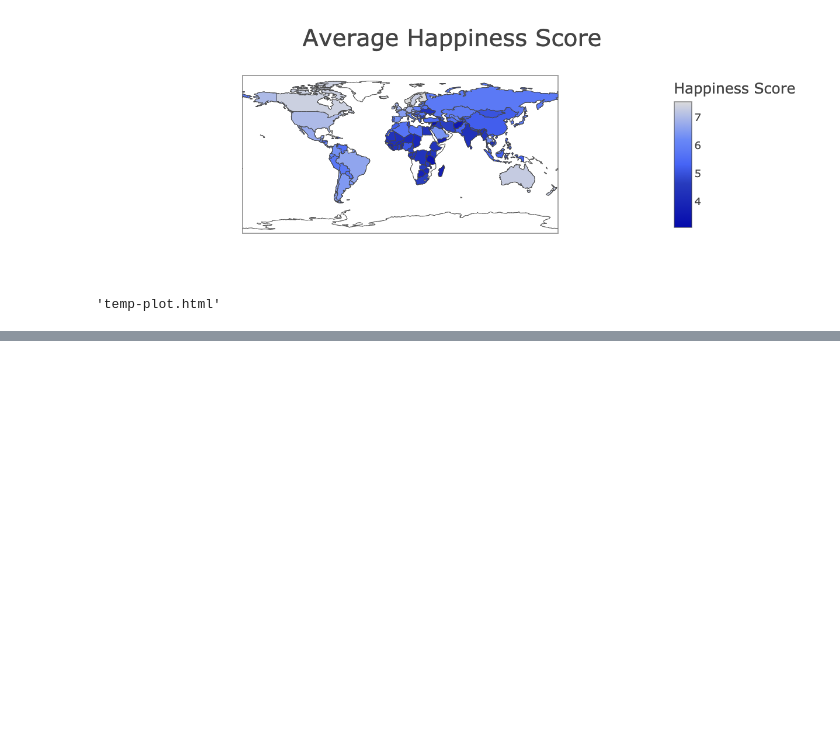
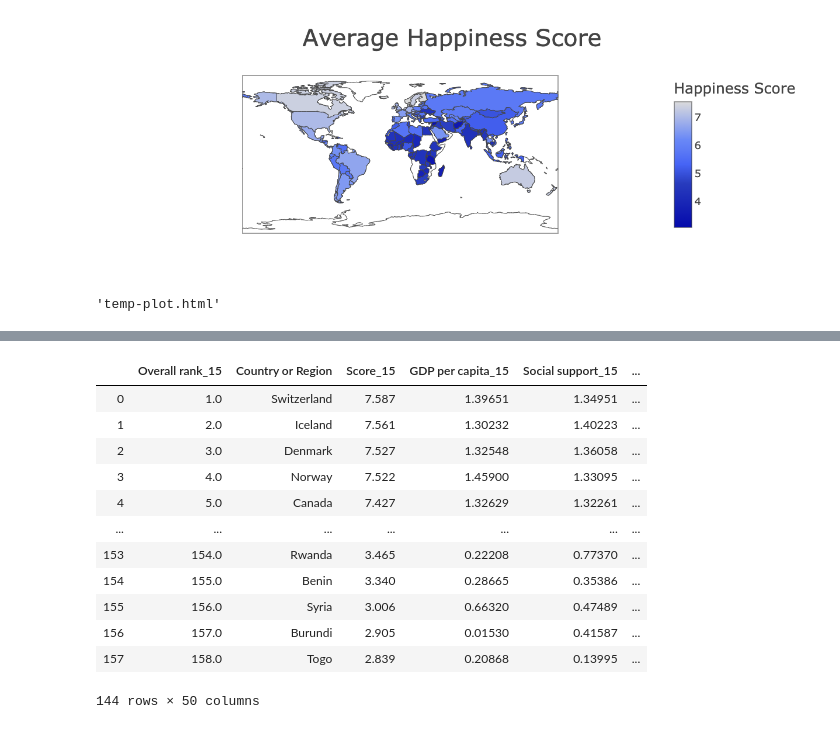
Before and after one commit to jcook25/project-one, a Jupyter notebook: Tammy.ipynb, the cells around one changed output, grey strips where cells are left out. Saved outputs shown, nothing was run; the diff lists cells and outputs as text; code cells hidden in the pictures; blank space fills up the shorter version.

```diff
--- a/Tammy.ipynb
+++ b/Tammy.ipynb
@@ -341,0 +362,17 @@ sns.heatmap(cor, square = True)
+# %%
+df_all= df_all.rename(columns={"Country or region":"Country or Region"})
+df_all
+# %% [output]
+|  | Overall rank_15 | Country or Region | Score_15 | GDP per capita_15 | Social support_15 | ... |
+| 0 | 1.0 | Switzerland | 7.587 | 1.39651 | 1.34951 | ... |
+| 1 | 2.0 | Iceland | 7.561 | 1.30232 | 1.40223 | ... |
+| 2 | 3.0 | Denmark | 7.527 | 1.32548 | 1.36058 | ... |
+| 3 | 4.0 | Norway | 7.522 | 1.45900 | 1.33095 | ... |
+| 4 | 5.0 | Canada | 7.427 | 1.32629 | 1.32261 | ... |
+| ... | ... | ... | ... | ... | ... | ... |
+| 153 | 154.0 | Rwanda | 3.465 | 0.22208 | 0.77370 | ... |
+| 154 | 155.0 | Benin | 3.340 | 0.28665 | 0.35386 | ... |
+| 155 | 156.0 | Syria | 3.006 | 0.66320 | 0.47489 | ... |
+| 156 | 157.0 | Burundi | 2.905 | 0.01530 | 0.41587 | ... |
+| 157 | 158.0 | Togo | 2.839 | 0.20868 | 0.13995 | ... |
+144 rows × 50 columns
```
Also changed, not shown: parts of 12 cells of this notebook, 2 other files.
